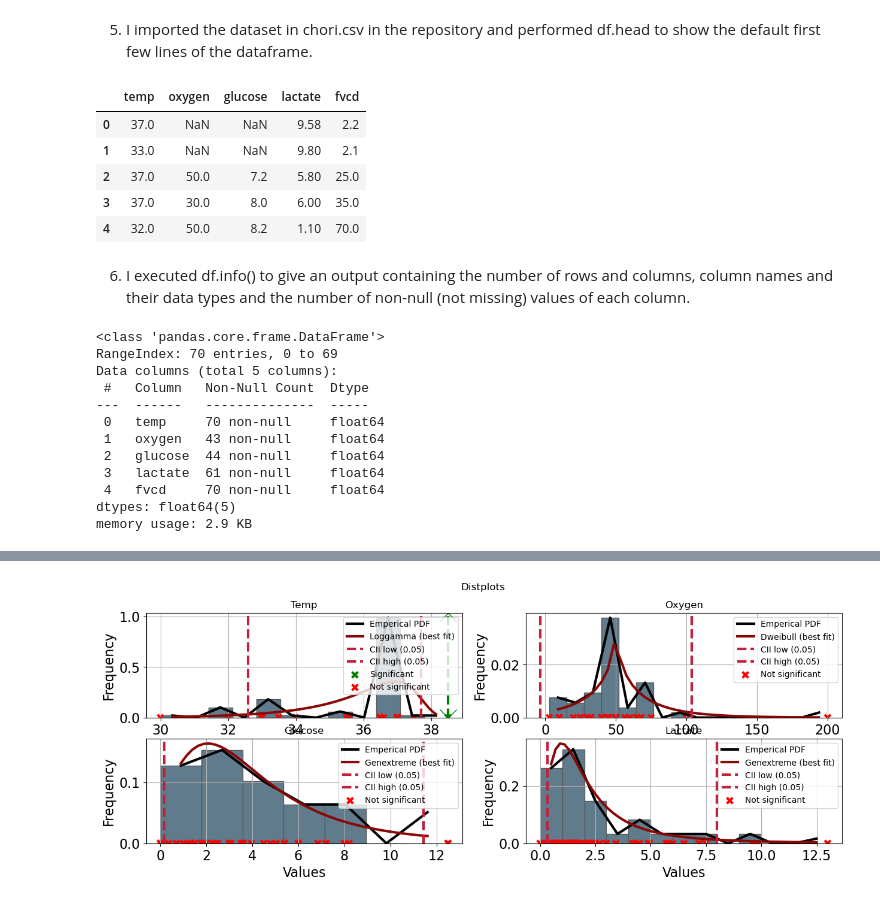
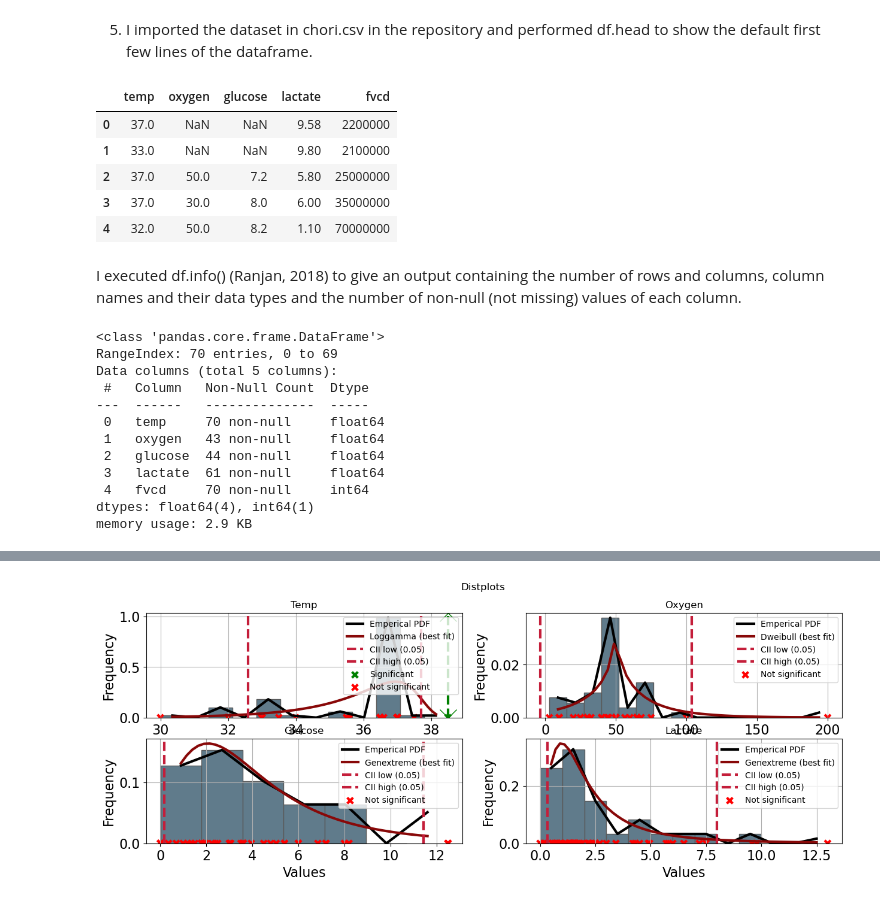
Before and after one commit to nurbujang/1progdaw23, a Jupyter notebook: project1.ipynb, the cells around one changed output, grey strips where cells are left out. Cells and saved outputs as stored; diff of their text form; code cells hidden in the pictures.

```diff
--- a/project1.ipynb
+++ b/project1.ipynb
@@ -179,17 +181,17 @@ from distfit import distfit
 # %% [markdown]
 5. I imported the dataset in chori.csv in the repository and performed df.head to show the default first few lines of the dataframe.
 # %%
-df = pd.read_csv('chori.csv')
+df = pd.read_csv('chorimil.csv')
 df.head() # default is 5 rows
 # %% [output]
 |  | temp | oxygen | glucose | lactate | fvcd |
-| 0 | 37.0 | NaN | NaN | 9.58 | 2.2 |
-| 1 | 33.0 | NaN | NaN | 9.80 | 2.1 |
-| 2 | 37.0 | 50.0 | 7.2 | 5.80 | 25.0 |
-| 3 | 37.0 | 30.0 | 8.0 | 6.00 | 35.0 |
-| 4 | 32.0 | 50.0 | 8.2 | 1.10 | 70.0 |
+| 0 | 37.0 | NaN | NaN | 9.58 | 2200000 |
+| 1 | 33.0 | NaN | NaN | 9.80 | 2100000 |
+| 2 | 37.0 | 50.0 | 7.2 | 5.80 | 25000000 |
+| 3 | 37.0 | 30.0 | 8.0 | 6.00 | 35000000 |
+| 4 | 32.0 | 50.0 | 8.2 | 1.10 | 70000000 |
 # %% [markdown]
-6. I executed df.info() to give an output containing the number of rows and columns, column names and their data types and the number of non-null (not missing) values of each column.
+I executed df.info() (Ranjan, 2018) to give an output containing the number of rows and columns, column names and their data types and the number of non-null (not missing) values of each column.
 # %%
 df.info()
 # %% [output]
@@ -202,6 +204,6 @@ Data columns (total 5 columns):
  1   oxygen   43 non-null     float64
  2   glucose  44 non-null     float64
  3   lactate  61 non-null     float64
- 4   fvcd     70 non-null     float64
-dtypes: float64(5)
+ 4   fvcd     70 non-null     int64
+dtypes: float64(4), int64(1)
 memory usage: 2.9 KB
```
Also changed, not shown: parts of 22 cells of this notebook, 8 other files.
